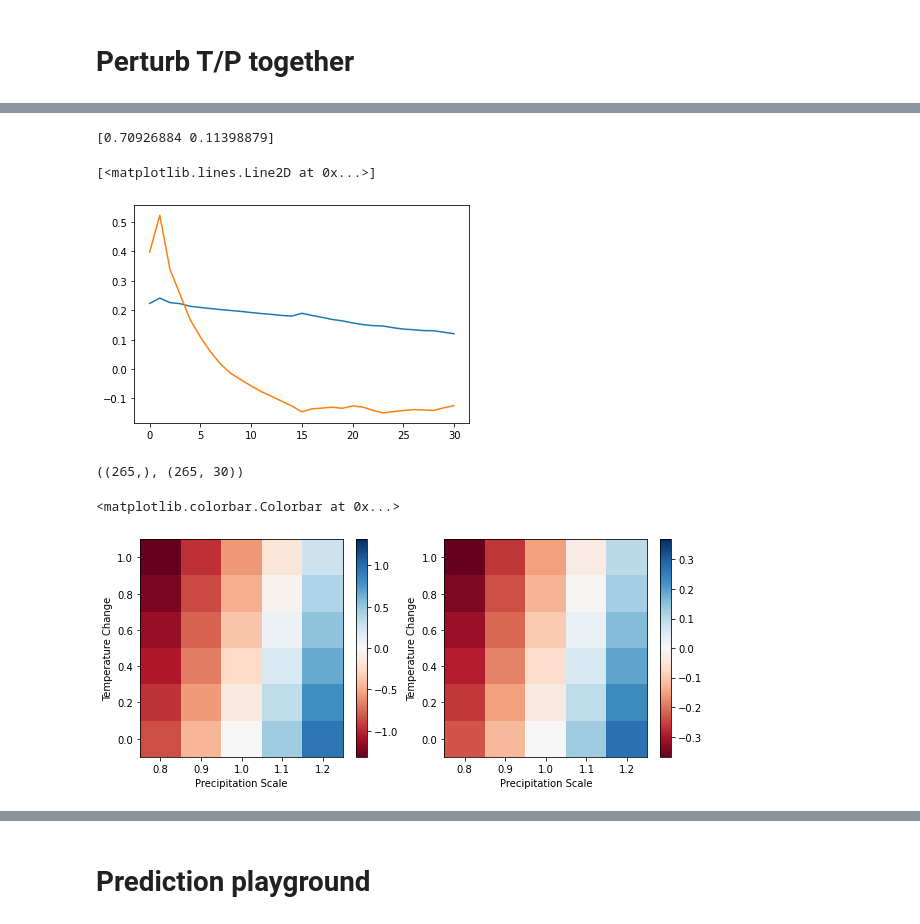
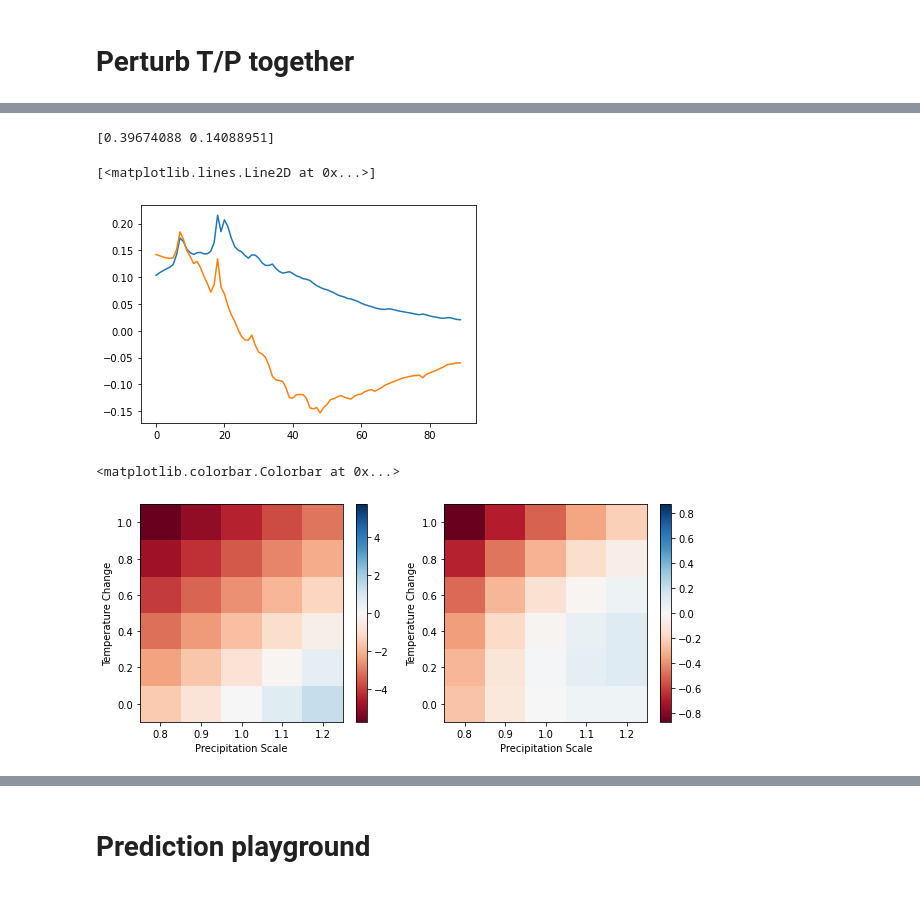
Before and after one commit to andersonsam/cnn_lstm_interpret, a Jupyter notebook: glacier_PC_space.ipynb, the cells around one changed output, grey strips where cells are left out. Saved outputs shown, nothing was run; the diff lists cells and outputs as text; code cells hidden in the pictures.

```diff
--- a/glacier_PC_space.ipynb
+++ b/glacier_PC_space.ipynb
@@ -1412,7 +1412,7 @@ Nperturbs_T = len(T_perturbs)
 Nperturbs_P = len(P_perturbs)
 Nperturbs = Nperturbs_T * Nperturbs_P
 # %%
-load_files = 0 #0 == do calculations, 1 == load model predictions
+load_files = 1 #0 == do calculations, 1 == load model predictions
 
 #SOUTHERN PERTURBATIONS
 
@@ -1556,7 +1538,7 @@ T perturb: 1/6
 # %%
 #save
 
-saveIt = 1
+saveIt = 0
 
 if saveIt:
 
@@ -1815,13 +1797,15 @@ for nn, year in enumerate(range(year_start, year_fin+1)):
 #prep for PCA
 
 days = np.arange(213,244)
-# days = np.arange(150,180)
-# days = np.arange(180,210)
+days = np.arange(150,180)
+days = np.arange(180,210)
+days = np.arange(120,150)
 # days = np.arange(240,270)
 # days = np.arange(30)
 # days = np.arange(90)
 # days = np.arange(90,180)
-# days = np.arange(180,270)
+days = np.arange(180,270)
+days = np.arange(150,240)
 # days = np.arange(270,360)
 Ndays = len(days)
 
@@ -1873,17 +1857,13 @@ for station in range(Nstations):
 
 print(frac_var)
 # %% [output]
-[0.70926884 0.11398879]
+[0.39674088 0.14088951]
 # %%
 plt.plot(eigvecs[0])
 plt.plot(eigvecs[1])
 # %% [output]
 [<matplotlib.lines.Line2D at 0x...>]
-[figure, old version]
+[figure, new version]
-# %%
-np.shape(PC0_mean_model), np.shape(PC0_perturb_mean)
-# %% [output]
-((265,), (265, 30))
 # %%
 PC0_mean_model = PC0_perturb_mean[:,2]
 PC0_std_model = PC0_perturb_std[:,2]
@@ -1895,33 +1875,33 @@ dP = P_perturbs[1] - P_perturbs[0]
 dT = T_perturbs[1] - T_perturbs[0]
 extent_perturbs = [P_perturbs[0] - dP/2, P_perturbs[-1] + dP/2, T_perturbs[0] - dT/2, T_perturbs[-1] + dT/2]
 # %%
-station = 4
+station = 2
 
 fig, axes = plt.subplots(nrows = 1, ncols = 2, figsize = (10,4))
 
 #mean
 var = np.flipud(dPC0_mean[station,:].reshape(Nperturbs_T, Nperturbs_P))
 vmax = np.max(np.abs(var))
 vmin = -vmax
 
 im = axes[0].imshow(var, cmap = 'RdBu', vmin = vmin, vmax = vmax, extent = extent_perturbs, aspect = 'auto')
 axes[0].set_xticks(P_perturbs)
 axes[0].set_yticks(T_perturbs)
 axes[0].set_xlabel('Precipitation Scale')
 axes[0].set_ylabel('Temperature Change')
 plt.colorbar(im, ax = axes[0])
 
 #std
 var = np.flipud(dPC0_std[station,:].reshape(Nperturbs_T, Nperturbs_P))
 vmax = np.max(np.abs(var))
 vmin = -vmax
 
 im = axes[1].imshow(var, cmap = 'RdBu', vmin = vmin, vmax = vmax, extent = extent_perturbs, aspect = 'auto')
 axes[1].set_xticks(P_perturbs)
 axes[1].set_yticks(T_perturbs)
 axes[1].set_xlabel('Precipitation Scale')
 axes[1].set_ylabel('Temperature Change')
 plt.colorbar(im, ax = axes[1])
 # %% [output]
 <matplotlib.colorbar.Colorbar at 0x...>
-[figure, old version]
+[figure, new version]
```
Also changed, not shown: parts of 22 cells of this notebook.
